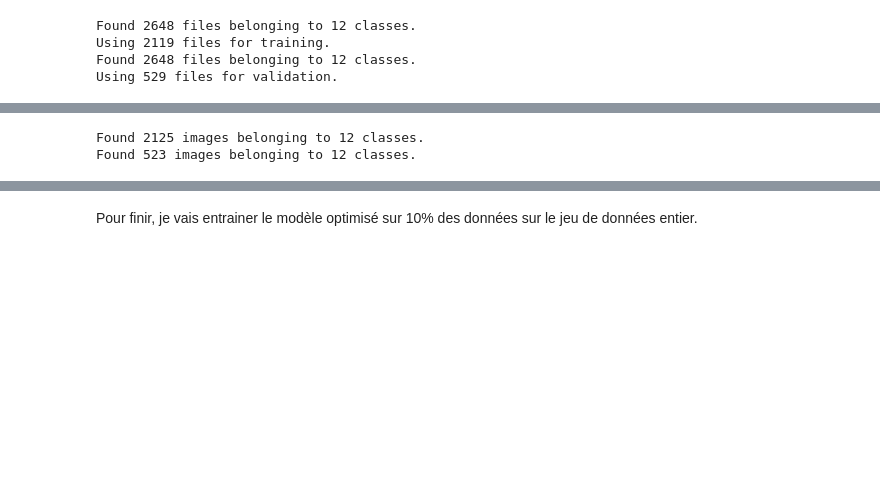
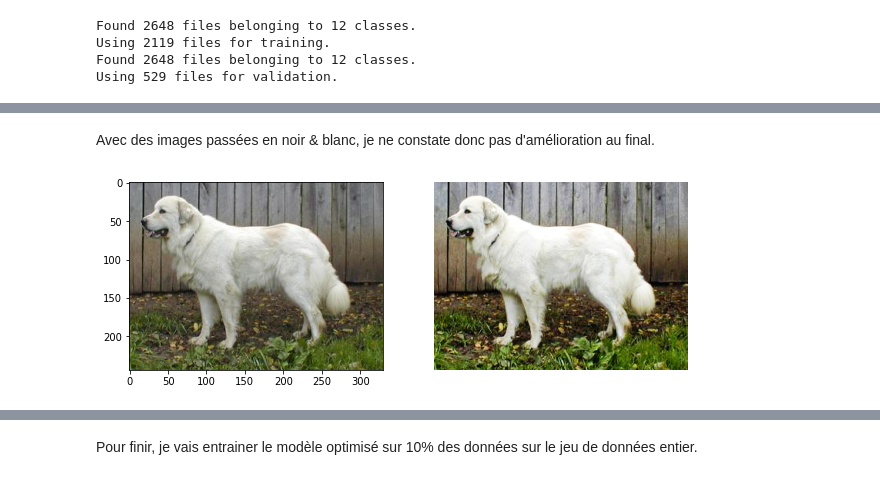
Before and after one commit to JulienGremillot/OpenClassrooms_Ingenieur_Machine_Learning, a Jupyter notebook: Classez des images à l'aide d'algorithmes de Deep Learning/Classez_des_images_à_l'aide_d'algorithmes_de_Deep_Learning_2.ipynb, the cells around one changed output, grey strips where cells are left out. Drawn from its saved outputs; the diff is of its cells as text; code cells hidden in the pictures; blank space fills up the shorter version.

Commit message:
tests avec n&b

```diff
--- a/Classez des images à l'aide d'algorithmes de Deep Learning/Classez_des_images_à_l'aide_d'algorithmes_de_Deep_Learning_2.ipynb
+++ b/Classez des images à l'aide d'algorithmes de Deep Learning/Classez_des_images_à_l'aide_d'algorithmes_de_Deep_Learning_2.ipynb
@@ -719,37 +760,27 @@ Using 529 files for validation.
+# %% [markdown]
+Avec des images passées en noir & blanc, je ne constate donc pas d'amélioration au final.
 # %%
-from skimage import exposure
+from skimage import exposure, img_as_float
 def histogram_eq(img):
     img = img_as_float(img)
     # Contrast stretching
     p2 = np.percentile(img, 2)
     p98 = np.percentile(img, 98)
     img_rescale = exposure.rescale_intensity(img, in_range=(p2, p98))
     # Equalization
     img_eq = exposure.equalize_hist(img_rescale)
     return img_eq
+
+dataset_dir = "./images/"
+image = os.path.join(dataset_dir, 'n02111500-Great_Pyrenees',
+                     'n02111500_109.jpg')
+img = Image.open(image)
+plt.figure(figsize=(10, 10))
+ax = plt.subplot(1, 2, 1)
+plt.imshow(img)
+ax = plt.subplot(1, 2, 2)
+plt.imshow(histogram_eq(img))
+plt.axis("off")
+plt.show()
+# %% [output]
+[figure, added]
-# %%
-datagen = ImageDataGenerator(
-    rescale=1./255,
-    validation_split=0.2,
-    horizontal_flip=True,  # RandomFlip("horizontal")
-    rotation_range=40,  # RandomRotation(factor=0.4, fill_mode="wrap")
-    width_shift_range=0.2,  # RandomTranslation(..., width_factor=0.2)
-    height_shift_range=0.2,  # (...height_factor=0.2)
-    zoom_range=0.2,  # RandomZoom(0.2)
-    brightness_range=[0.2, 1.2]  # RandomContrast(factor=0.2)
-)
-train_generator = datagen.flow_from_directory(
-        dataset_12,
-        subset='training',
-        target_size=(height, width),
-        class_mode='sparse',
-        batch_size=32)
-validation_generator = datagen.flow_from_directory(
-        dataset_12,
-        subset='validation',
-        target_size=(height, width),
-        class_mode='sparse',
-        batch_size=32)
-# %% [output]
-Found 2125 images belonging to 12 classes.
-Found 523 images belonging to 12 classes.
```
Also changed, not shown: parts of 2 cells of this notebook.
